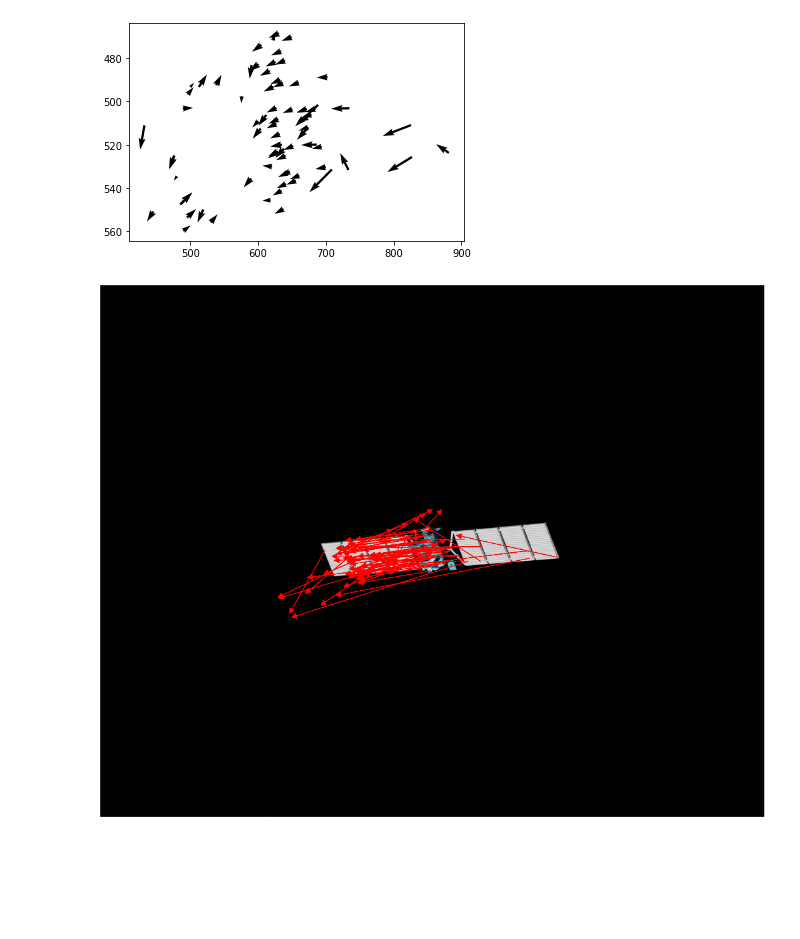
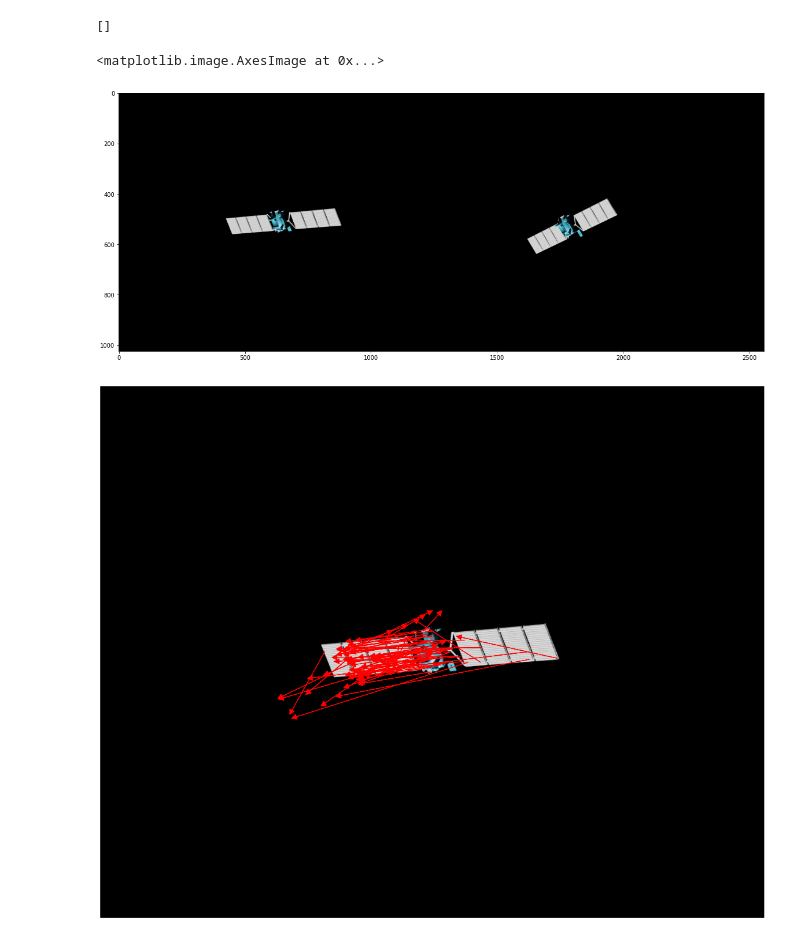
Before and after one commit to yeojunjie/spacecraft-pose-estimation, a Jupyter notebook: example_src/orb_ransac.ipynb, the cells around one changed output. Saved outputs shown, nothing was run; the diff lists cells and outputs as text; code cells hidden in the pictures; blank space fills up the shorter version.

```diff
--- a/example_src/orb_ransac.ipynb
+++ b/example_src/orb_ransac.ipynb
@@ -20,40 +20,28 @@ PATH_TO_IMAGE_2 = os.path.join(PATH_TO_FOLDER, "001.png")
 img2 = cv.imread(PATH_TO_IMAGE_2)
 gray2 = cv.cvtColor(img2, cv.COLOR_BGR2GRAY)
 
-# Create a SIFT detector and detect the keypoints using SIFT.
-sift = cv.SIFT_create()
-kp1, des1 = sift.detectAndCompute(gray, None)
-kp2, des2 = sift.detectAndCompute(gray2, None)
+# Create a feature detector and detect the keypoints using ORB.
+orb = cv.ORB_create()
+kp1, des1 = orb.detectAndCompute(gray, None)
+kp2, des2 = orb.detectAndCompute(gray2, None)
 
 # Create a Brute Force Matcher.
-bf = cv.BFMatcher(cv.NORM_L2, crossCheck=True)
+bf = cv.BFMatcher(cv.NORM_HAMMING, crossCheck=True)
 matches = bf.match(des1, des2)
-
-# For each match, compute the difference in the x and y coordinates of the keypoints.
-# Store the differences in a list. Each element in the list is a list of four elements:
-# start_X, start_Y, diff_X, diff_Y.
-diffs = []
-for match in matches:
-    # Get the coordinates of the keypoints.
-    kp1_index = match.queryIdx
-    kp2_index = match.trainIdx
-    kp1_coords = kp1[kp1_index].pt
-    kp2_coords = kp2[kp2_index].pt
-
-    # Compute the differences.
-    diff_X = kp2_coords[0] - kp1_coords[0]
-    diff_Y = kp2_coords[1] - kp1_coords[1]
-
-    # Store the differences.
-    diffs.append([kp1_coords[0], kp1_coords[1], diff_X, diff_Y])
-
-# Draw a scatter graph of vectors.
-diffs = np.array(diffs)
-plt.quiver(diffs[:, 0], diffs[:, 1], diffs[:, 2], diffs[:, 3], angles='xy', scale_units='xy', scale=10)  # Updated scale value
-plt.gca().invert_yaxis()
-plt.show()
+matches = sorted(matches, key = lambda x:x.distance)
-# %% [output]
-[figure, removed]
+# %%
+good_matches
+# %% [output]
+[]
+# %%
+# Draw the first ten matches.
+img3 = cv.drawMatches(img, kp1, img2, kp2, good_matches[:10], None, flags=cv.DrawMatchesFlags_NOT_DRAW_SINGLE_POINTS)
+# Enlarge img3.
+plt.figure(figsize=(20, 20))
+plt.imshow(img3)
+# %% [output]
+<matplotlib.image.AxesImage at 0x...>
+[figure, added]
 # %%
 # Load the first image.
 image1_with_vectors = img.copy()
```
Also changed, not shown: 2 other files.
